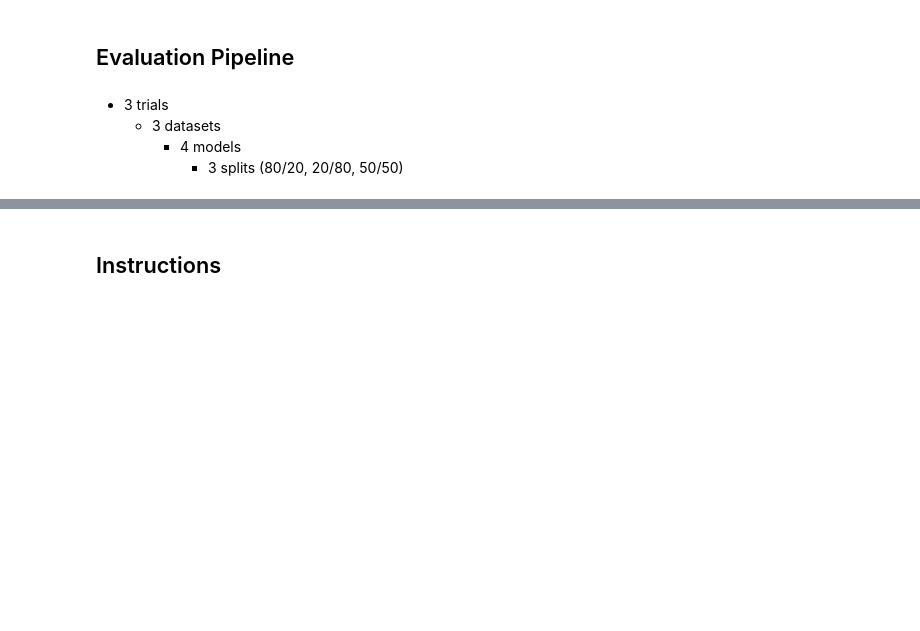
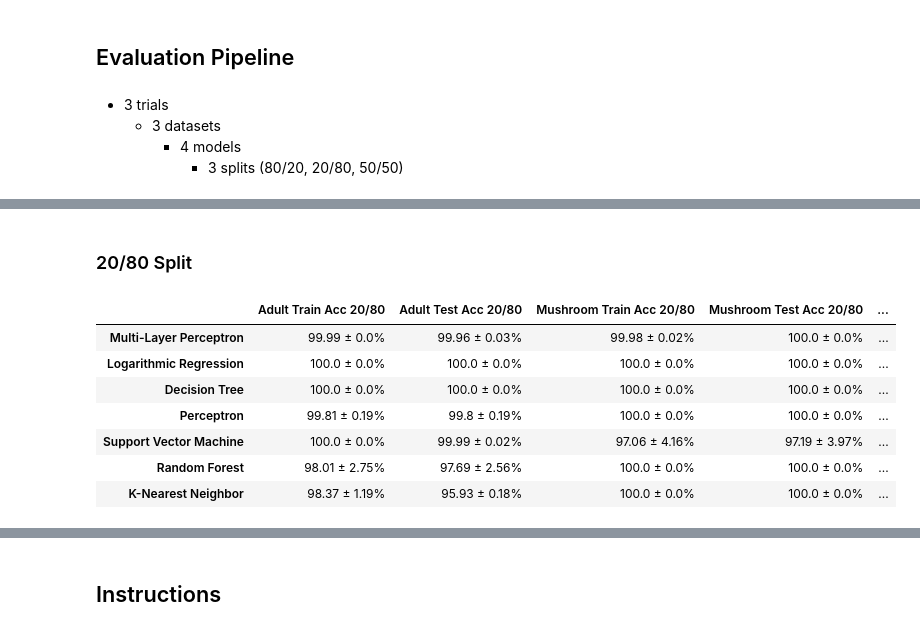
Before and after one commit to nschenone/COGS_118A_Final_Project, a Jupyter notebook: Final Project.ipynb, the cells around one changed output, grey strips where cells are left out. Cells and saved outputs as stored; diff of their text form; code cells hidden in the pictures; blank space fills up the shorter version.

Commit message:
Formatted tables like reference

```diff
--- a/Final Project.ipynb
+++ b/Final Project.ipynb
@@ -1044,7 +681,11 @@ for dataset in datasets:
                     # Evaluate classifier
                     print(f"Evaluating {dataset}-{split}-{i}-{model}")
                     acc, prec, rec, f = evalModel(classifier, X_test, y_test)
-                    classifier_eval = {"accuracy" : acc, "precision": prec, "recall" : rec, "f1_score" : f}
+                    test = {"accuracy" : acc, "precision": prec, "recall" : rec, "f1_score" : f}
+                    acc, prec, rec, f = evalModel(classifier, X_train, y_train)
+                    train = {"accuracy" : acc, "precision": prec, "recall" : rec, "f1_score" : f}
+
+                    classifier_eval = {"train" : train, "test" : test}
 
                 # Add evaluation scores for given model
                 model_scores.update({f"model_{model}" : classifier_eval})
@@ -1263,21 +708,0 @@ def query_data(_dataset_name, _model_name, dataset_scores=dataset_scores):
-# %%
-def data_table(_split_name, dataset_scores=dataset_scores, models=models):
-    dataset_adult = []
-    dataset_heart = []
-    dataset_mush = []
-    for dataset_name, dataset_data in dataset_scores.items():
-        for trial_name, trial_data in dataset_data[_split_name].items():
-            for model_name, model_data in trial_data.items():
-                print(dataset_name, trial_name, model_name, model_data)
-            if dataset_name == "data_adult":
-                pass
-#                 print(trial_data)
-#                 dataset_adult.append()
-#             print(f"{dataset_name}-{_split_name}-{trial_name}")
-
-    return
-    df = pd.DataFrame([split_02, split_05, split_08], columns=["Trial 1", "Trial 2", "Trial 3"])
-    df["Trial_Avg"] = df.T.mean()
-    df.loc[3] = df.mean()
-    df = df.rename({0:"Split 0.2", 1:"Split 0.5", 2: "Split 0.8", 3: "Split_Avg"})
-    return df
@@ -1351,0 +799,18 @@ main_df
+# %% [markdown]
+### 20/80 Split
+# %%
+model_list = ['model_log', 'model_svm', 'model_tree', 'model_perc', 'model_mlp', 'model_knn','model_rf']
+data_tables = []
+for model in model_list:
+    data_tables.append(data_table("split_0.2", model))
+data_table_split_02 = pd.concat(data_tables).sort_values(by=['Avg Test Acc 20/80'], ascending=False)
+data_table_split_02
+# %% [output]
+|  | Adult Train Acc 20/80 | Adult Test Acc 20/80 | Mushroom Train Acc 20/80 | Mushroom Test Acc 20/80 | ... |
+| Multi-Layer Perceptron | 99.99 ± 0.0% | 99.96 ± 0.03% | 99.98 ± 0.02% | 100.0 ± 0.0% | ... |
+| Logarithmic Regression | 100.0 ± 0.0% | 100.0 ± 0.0% | 100.0 ± 0.0% | 100.0 ± 0.0% | ... |
+| Decision Tree | 100.0 ± 0.0% | 100.0 ± 0.0% | 100.0 ± 0.0% | 100.0 ± 0.0% | ... |
+| Perceptron | 99.81 ± 0.19% | 99.8 ± 0.19% | 100.0 ± 0.0% | 100.0 ± 0.0% | ... |
+| Support Vector Machine | 100.0 ± 0.0% | 99.99 ± 0.02% | 97.06 ± 4.16% | 97.19 ± 3.97% | ... |
+| Random Forest | 98.01 ± 2.75% | 97.69 ± 2.56% | 100.0 ± 0.0% | 100.0 ± 0.0% | ... |
+| K-Nearest Neighbor | 98.37 ± 1.19% | 95.93 ± 0.18% | 100.0 ± 0.0% | 100.0 ± 0.0% | ... |
```
Also changed, not shown: parts of 39 cells of this notebook, 1 other file.
